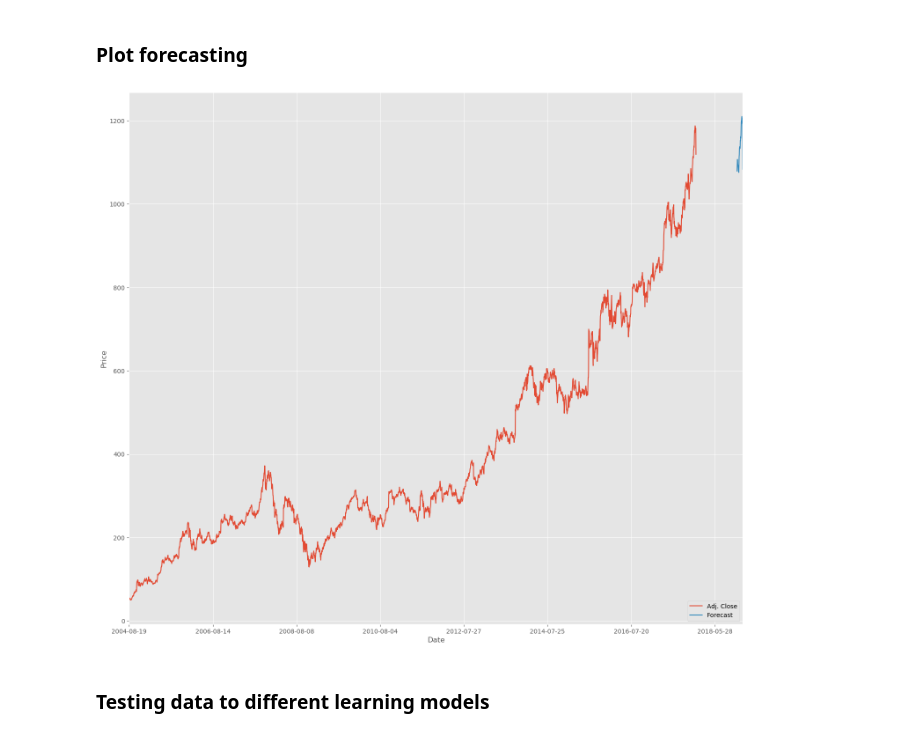
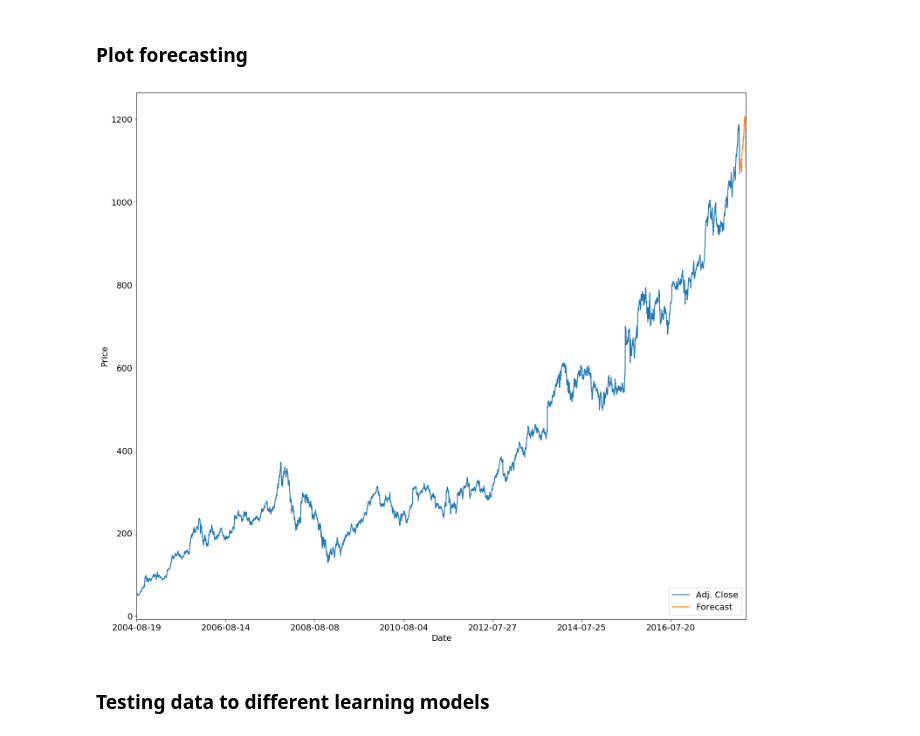
Before and after one commit to naivomah3/ml-deep-learning, a Jupyter notebook: 07-linear-regression/stock-price-forecast-linear-reg.ipynb, the cells around one changed output. Cells and saved outputs as stored; diff of their text form; code cells hidden in the pictures.

```diff
--- a/07-linear-regression/stock-price-forecast-linear-reg.ipynb
+++ b/07-linear-regression/stock-price-forecast-linear-reg.ipynb
@@ -73,6 +75,7 @@ from sklearn import  svm
 from sklearn.linear_model import LinearRegression
 from sklearn.model_selection import train_test_split
 from sklearn.metrics import mean_squared_error, r2_score
+import pickle
 
 # Split Training set and Testing set
 X_train, X_test, y_train, y_test = train_test_split(X, y, test_size=0.2)
@@ -81,6 +84,13 @@ X_train, X_test, y_train, y_test = train_test_split(X, y, test_size=0.2)
 # {n_jobs = -1} running no. of jobs as many as possible in parallel
 lr_model = LinearRegression(n_jobs=-1)
 lr_model.fit(X_train, y_train)
+
+# Pickle(dump) the model into a file "stock-price-model.pickle"
+with open('stock-price-model.pickle', 'wb') as file:
+    pickle.dump(lr_model, file)
+model_in = open('stock-price-model.pickle', 'rb')
+lr_model = pickle.load(model_in)
+
 acc_lr = lr_model.score(X_test, y_test)
 print('Testing accuracy: {:.3f}%'.format(acc_lr*100))
 # %% [output]
@@ -94,37 +104,36 @@ y_forecast = lr_model.predict(X_forecast)
 # %%
 import math, datetime
 import matplotlib.pyplot as plt
-from matplotlib import style
-style.use('ggplot')
-
+#from matplotlib import style
+#style.use('ggplot')
 
 # Plot forecasting upon the date from the last date appearing in the column 'Date' of the original dataset
 last_day = data.iloc[-1].name
 last_day_unix_format = datetime.datetime.strptime(last_day, "%Y-%m-%d")
 last_day_timestamp = last_day_unix_format.timestamp()
 one_day = 86400
 next_day = last_day_timestamp + one_day*2
 
 # Create new column "Forecast" to store y_forecast
 data['Forecast'] = np.nan
 
-for i in y_forecast:
+for forecast in y_forecast:
     # next_date: %Y-%m-%d
     next_date = datetime.datetime.utcfromtimestamp(next_day).strftime('%Y-%m-%d')
     next_day += one_day
 
-    # Append y_forecast to the dataset
-    data.loc[next_date] = [np.nan for _ in range( len(data.columns)-1 )] + [i]
+    # Append y_forecast to the last column of the original dataset
+    data.loc[next_date] = [np.nan for _ in range( len(data.columns)-1 )] + [forecast]
 
 
 data['Adj. Close'].plot()
 data['Forecast'].plot()
 plt.legend(loc=4)
 plt.xlabel('Date')
 plt.ylabel('Price')
 plt.show()
 # %% [output]
-[figure, old version]
+[figure, new version]
 # %% [markdown]
 ### Testing data to different learning models
 # %%
```
Also changed, not shown: parts of 5 cells of this notebook, 2 other files.
